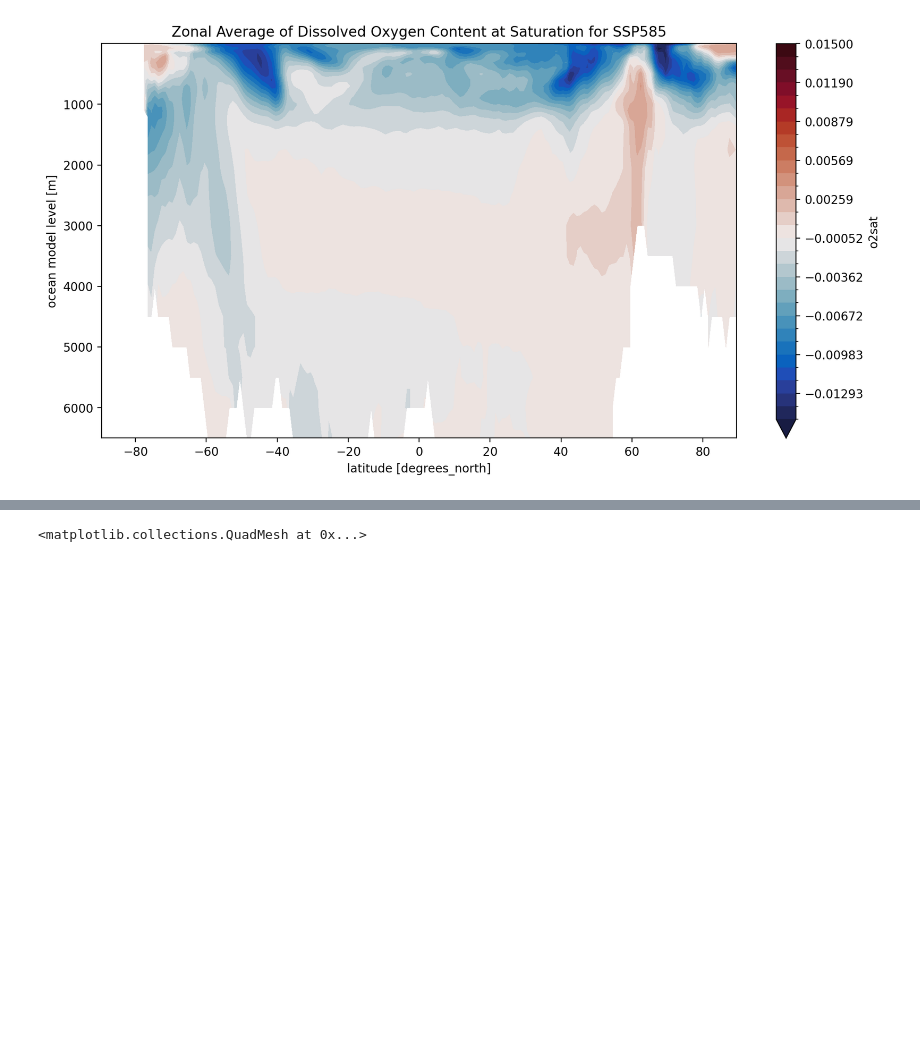
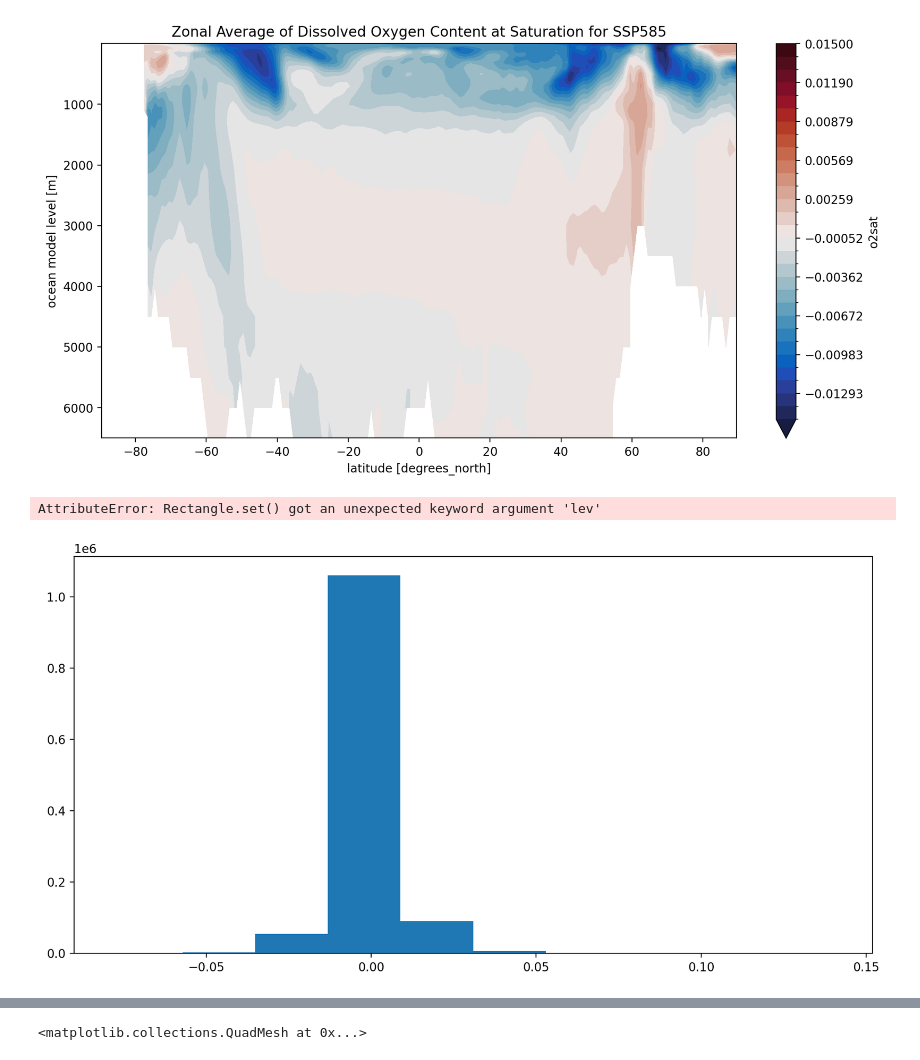
Before and after one commit to EES-3506-5506/Group4_Coomans, a Jupyter notebook: notebooks/File_practice.ipynb, the cells around one changed output, grey strips where cells are left out. Cells and saved outputs as stored; diff of their text form; code cells hidden in the pictures; blank space fills up the shorter version.

```diff
--- a/notebooks/File_practice.ipynb
+++ b/notebooks/File_practice.ipynb
@@ -102,13 +102,13 @@ zstore_O2_SSP585_data = O2_SSP585_data.zstore.values[-1]
 mapper_O2_SSP126 = gcs.get_mapper(zstore_O2_SSP126_data)
 # open the dataset using xarray and zarr
 O2_SSP126 = xr.open_zarr(mapper_O2_SSP126,
-                                consolidated=True,use_cftime=True).o2.rename({'lat':'latitude',
-                                                             'lon':'longitude'})
+                                consolidated=True,use_cftime=True).o2#.rename({'lat':'latitude',
+                                                             #'lon':'longitude'})
 mapper_O2_SSP245 = gcs.get_mapper(zstore_O2_SSP245_data)
 O2_SSP245 = xr.open_zarr(mapper_O2_SSP245,
-                                consolidated=True,use_cftime=True).o2.rename({'lat':'latitude',
-                                                             'lon':'longitude'})
+                                consolidated=True,use_cftime=True).o2#.rename({'lat':'latitude',
+                                                            # 'lon':'longitude'})
 mapper_O2_SSP585 = gcs.get_mapper(zstore_O2_SSP585_data)
 O2_SSP585 = xr.open_zarr(mapper_O2_SSP585,
-                                consolidated=True,use_cftime=True).o2.rename({'lat':'latitude',
-                                                             'lon':'longitude'})
+                                consolidated=True,use_cftime=True).o2#.rename({'lat':'latitude',
+                                                            # 'lon':'longitude'})
@@ -119,16 +148,16 @@ zstore_o2sat_ssp585 = o2sat_ssp585_data.zstore.values[-1]
 # %%
 mapper_o2sat_ssp126 = gcs.get_mapper(zstore_o2sat_ssp126)
 O2_sat_SSP126 = xr.open_zarr(mapper_o2sat_ssp126,
-                                consolidated=True,use_cftime=True).o2sat.rename({'lat':'latitude',
-                                                             'lon':'longitude'})
+                                consolidated=True,use_cftime=True).o2sat#.rename({'lat':'latitude',
+                                                            # 'lon':'longitude'})
 mapper_o2sat_ssp245 = gcs.get_mapper(zstore_o2sat_ssp245)
 O2_sat_SSP245 = xr.open_zarr(mapper_o2sat_ssp245,
-                                consolidated=True,use_cftime=True).o2sat.rename({'lat':'latitude',
-                                                             'lon':'longitude'})
+                                consolidated=True,use_cftime=True).o2sat#.rename({'lat':'latitude',
+                                                             #'lon':'longitude'})
 mapper_o2sat_ssp585 = gcs.get_mapper(zstore_o2sat_ssp585)
 O2_sat_SSP585 = xr.open_zarr(mapper_o2sat_ssp585,
-                                consolidated=True,use_cftime=True).o2sat.rename({'lat':'latitude',
-                                                             'lon':'longitude'})
+                                consolidated=True,use_cftime=True).o2sat#.rename({'lat':'latitude',
+                                                             #'lon':'longitude'})
 # %%
 #difference plots for 02
 diff_O2_SSP126=(O2_SSP126.sel(time=slice('2081-01-16','2100-12-16')).mean(dim='time'))-(
@@ -260,3 +289,8 @@ Text(0.5, 1.0, 'Zonal Average of Dissolved Oxygen Content at Saturation for SSP5
 AOU_SSP126=O2_SSP126-O2_sat_SSP126
 AOU_d126=(AOU_SSP126.sel(time=slice('2081-01-16','2100-12-16')).mean(dim='time'))-(
     AOU_SSP126.sel(time=slice('2015-01-16','2025-12-16')).mean(dim='time'))
+# %%
+AOU_d126.plot(lev=0)
+# %% [output]
+AttributeError: Rectangle.set() got an unexpected keyword argument 'lev'
+[figure, added]
```
Also changed, not shown: parts of 11 cells of this notebook.
